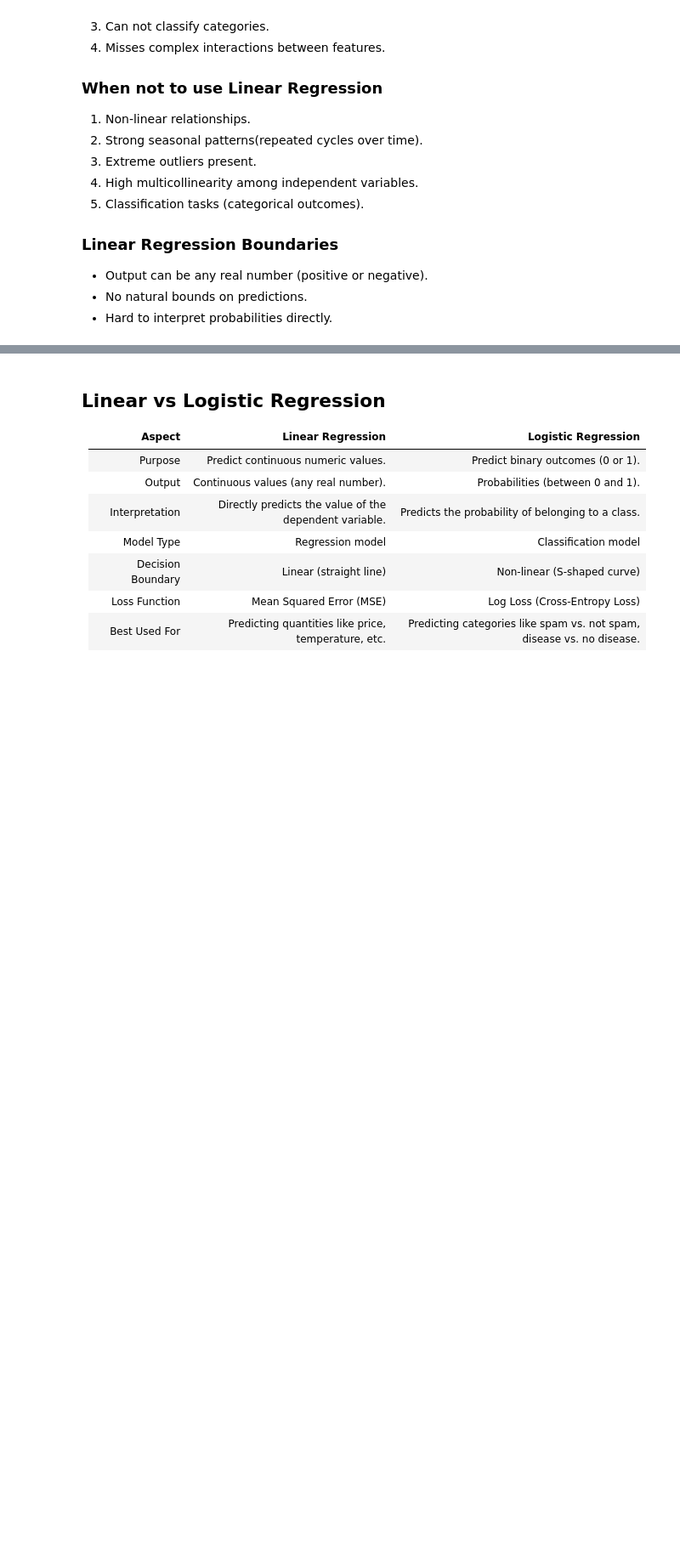
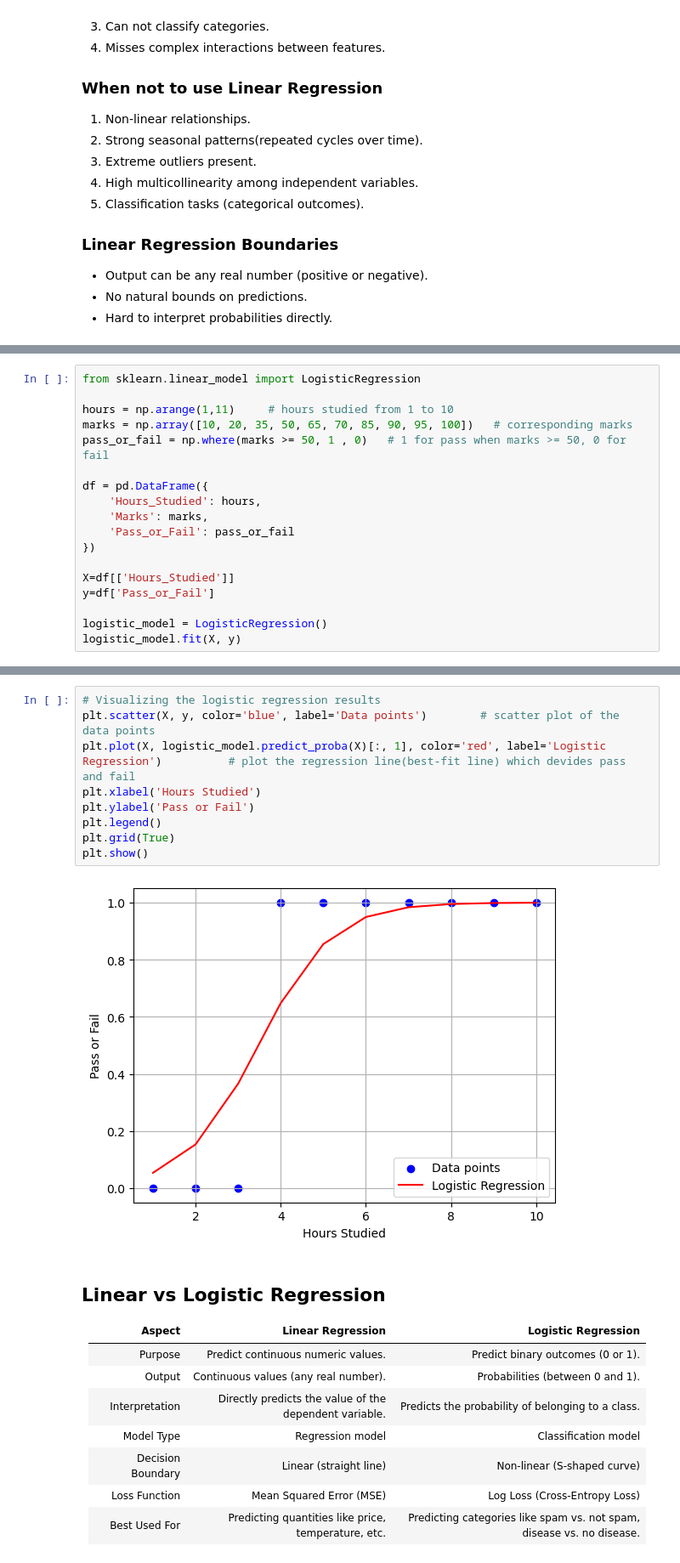
Before and after one commit to himadree-chaudhury/AI-ML-Foundation, a Jupyter notebook: Getting Started with ML/module_10.ipynb, the cells around one changed output, grey strips where cells are left out. Shown: that part at 85% size. Saved outputs shown, nothing was run; the diff lists cells and outputs as text; blank space fills up the shorter version.

Commit message:
refract: Regression & Tree

```diff
--- a/Getting Started with ML/module_10.ipynb
+++ b/Getting Started with ML/module_10.ipynb
@@ -246,3 +255,21 @@ where:
 
 #### When Logistic Regression Failed?
 Logistic regression creates linear decision boundaries. This works great when classes can be separated by a straight line, but fails when the relationship is non-linear.
+# %%
+from sklearn.linear_model import LogisticRegression
+
+hours = np.arange(1,11)     # hours studied from 1 to 10
+marks = np.array([10, 20, 35, 50, 65, 70, 85, 90, 95, 100])   # corresponding marks
+pass_or_fail = np.where(marks >= 50, 1 , 0)   # 1 for pass when marks >= 50, 0 for fail
+
+df = pd.DataFrame({
+    'Hours_Studied': hours,
+    'Marks': marks,
+    'Pass_or_Fail': pass_or_fail
+})
+
+X=df[['Hours_Studied']]
+y=df['Pass_or_Fail']
+
+logistic_model = LogisticRegression()
+logistic_model.fit(X, y)
@@ -249,3 +303,14 @@ Logistic regression creates linear decision boundaries. This works great when cl
+# %%
+# Visualizing the logistic regression results
+plt.scatter(X, y, color='blue', label='Data points')        # scatter plot of the data points
+plt.plot(X, logistic_model.predict_proba(X)[:, 1], color='red', label='Logistic Regression')          # plot the regression line(best-fit line) which devides pass and fail
+plt.xlabel('Hours Studied')
+plt.ylabel('Pass or Fail')
+plt.legend()
+plt.grid(True)
+plt.show()
+# %% [output]
+[figure, added]
 # %% [markdown]
 ## Linear vs Logistic Regression
 | Aspect               | Linear Regression                                      | Logistic Regression                                   |
```
Also changed, not shown: parts of 6 cells of this notebook, 3 other files.
